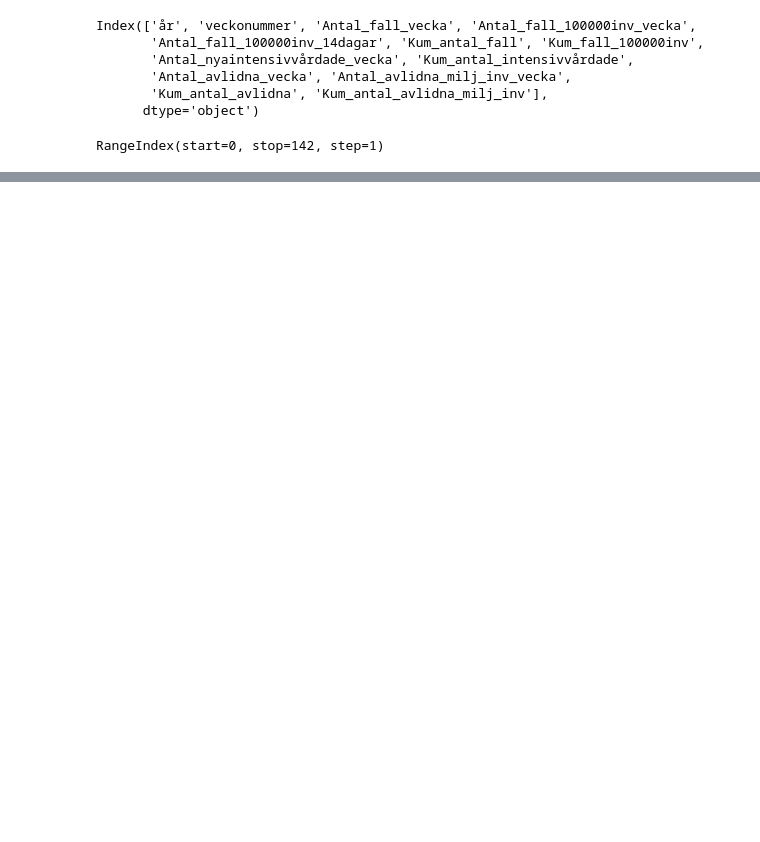
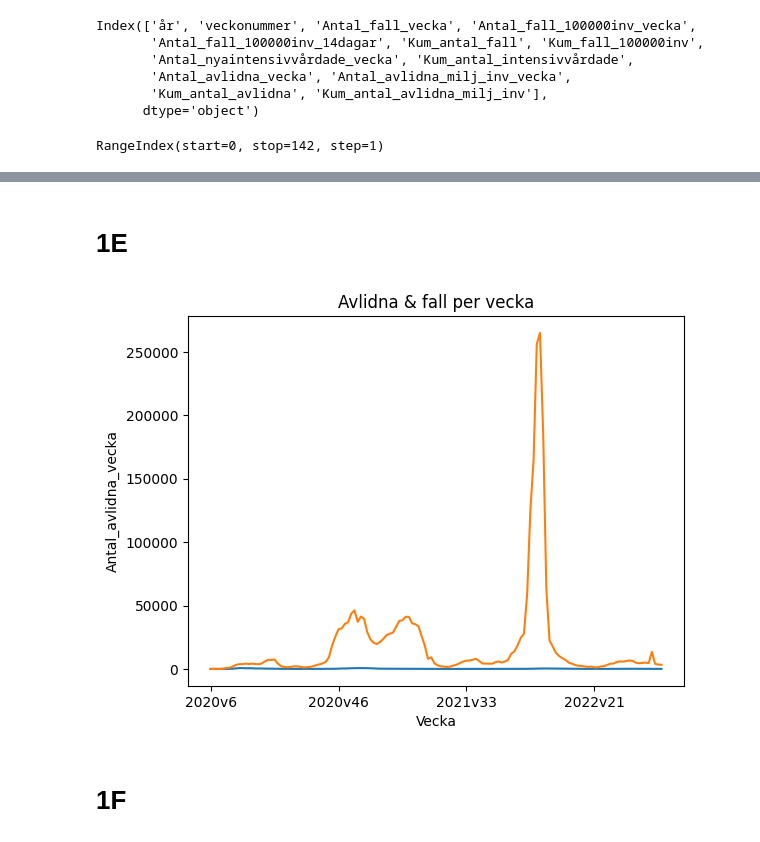
Before and after one commit to Danneftw1/Databehandling-Daniel-Nilsson, a Jupyter notebook: Exercises-Data-Behandling/Labb.ipynb, the cells around one changed output, grey strips where cells are left out. Saved outputs shown, nothing was run; the diff lists cells and outputs as text; code cells hidden in the pictures; blank space fills up the shorter version.

```diff
--- a/Exercises-Data-Behandling/Labb.ipynb
+++ b/Exercises-Data-Behandling/Labb.ipynb
@@ -109,0 +118,12 @@ covid_stats["Vecka"].tolist()
+# %% [markdown]
+# 1E
+# %%
+ax = plt.axes()
+sns.lineplot(x = weeknumbers, y = deaths_per_week, ax = ax)
+sns.lineplot(x = weeknumbers, y = incidents_week, ax = ax)
+ax.set(title = "Avlidna & fall per vecka")
+ax.xaxis.set_major_locator(plt.MaxNLocator(5))
+# %% [output]
+[figure, added]
+# %% [markdown]
+# 1F
```
Also changed, not shown: parts of 7 cells of this notebook, 3 other files.
